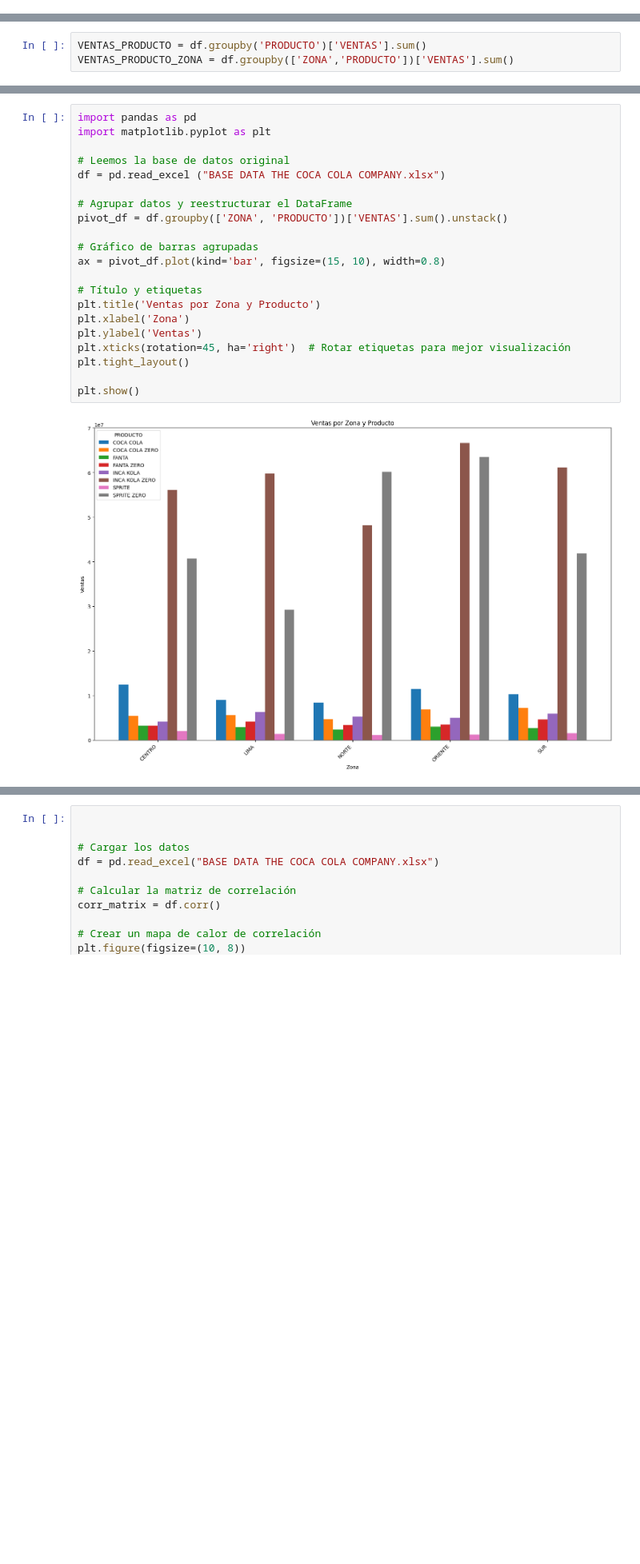
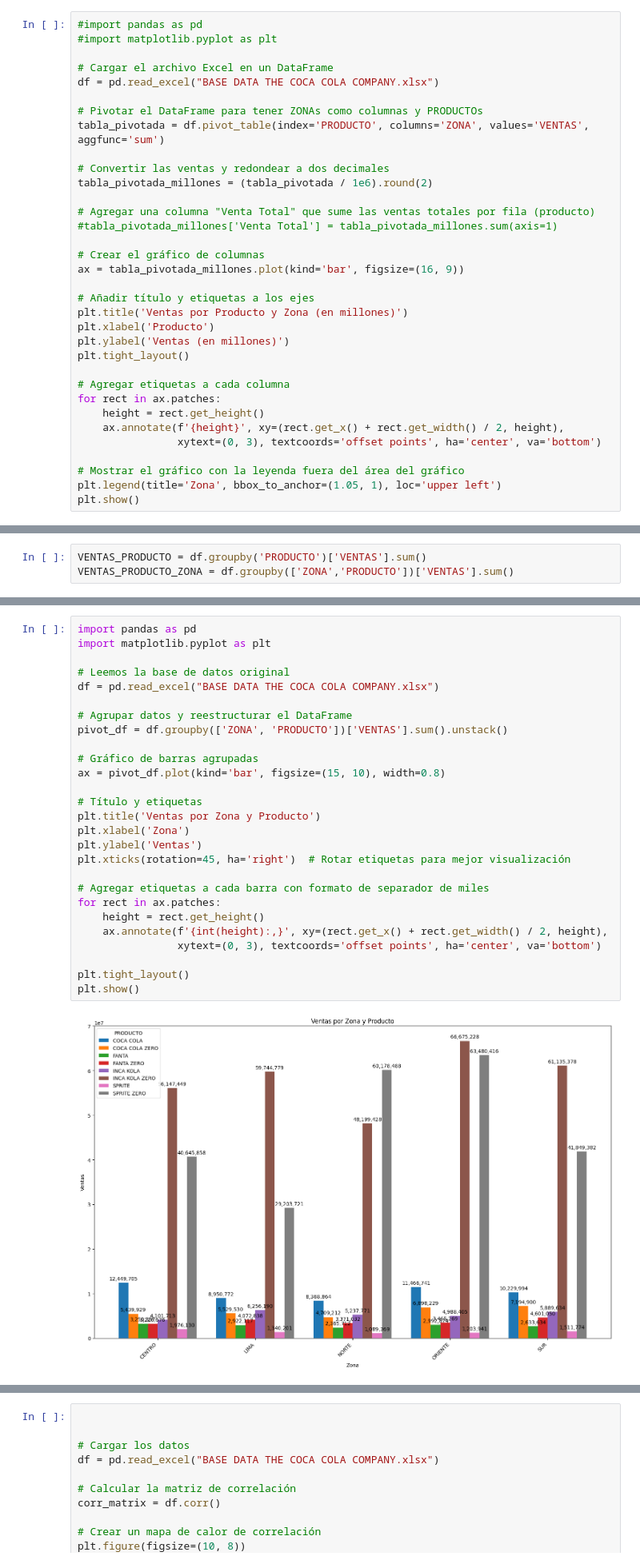
Before and after one commit to jmollan/Python_Proyecto_PUCP, a Jupyter notebook: Examen_2_Fin.ipynb, the cells around one changed output, grey strips where cells are left out. Shown at 80% size. Cells and saved outputs as stored; diff of their text form; blank space fills up the shorter version.

```diff
--- a/Examen_2_Fin.ipynb
+++ b/Examen_2_Fin.ipynb
@@ -66,0 +106,34 @@ print(PRODUCTOS_UNICOS)
+# %%
+#import pandas as pd
+#import matplotlib.pyplot as plt
+
+# Cargar el archivo Excel en un DataFrame
+df = pd.read_excel("BASE DATA THE COCA COLA COMPANY.xlsx")
+
+# Pivotar el DataFrame para tener ZONAs como columnas y PRODUCTOs
+tabla_pivotada = df.pivot_table(index='PRODUCTO', columns='ZONA', values='VENTAS', aggfunc='sum')
+
+# Convertir las ventas y redondear a dos decimales
+tabla_pivotada_millones = (tabla_pivotada / 1e6).round(2)
+
+# Agregar una columna "Venta Total" que sume las ventas totales por fila (producto)
+#tabla_pivotada_millones['Venta Total'] = tabla_pivotada_millones.sum(axis=1)
+
+# Crear el gráfico de columnas
+ax = tabla_pivotada_millones.plot(kind='bar', figsize=(16, 9))
+
+# Añadir título y etiquetas a los ejes
+plt.title('Ventas por Producto y Zona (en millones)')
+plt.xlabel('Producto')
+plt.ylabel('Ventas (en millones)')
+plt.tight_layout()
+
+# Agregar etiquetas a cada columna
+for rect in ax.patches:
+    height = rect.get_height()
+    ax.annotate(f'{height}', xy=(rect.get_x() + rect.get_width() / 2, height),
+                xytext=(0, 3), textcoords='offset points', ha='center', va='bottom')
+
+# Mostrar el gráfico con la leyenda fuera del área del gráfico
+plt.legend(title='Zona', bbox_to_anchor=(1.05, 1), loc='upper left')
+plt.show()
@@ -93,26 +170,32 @@ plt.show()
 # %%
 import pandas as pd
 import matplotlib.pyplot as plt
 
 # Leemos la base de datos original
-df = pd.read_excel ("BASE DATA THE COCA COLA COMPANY.xlsx")
+df = pd.read_excel("BASE DATA THE COCA COLA COMPANY.xlsx")
 
 # Agrupar datos y reestructurar el DataFrame
 pivot_df = df.groupby(['ZONA', 'PRODUCTO'])['VENTAS'].sum().unstack()
 
 # Gráfico de barras agrupadas
 ax = pivot_df.plot(kind='bar', figsize=(15, 10), width=0.8)
 
 # Título y etiquetas
 plt.title('Ventas por Zona y Producto')
 plt.xlabel('Zona')
 plt.ylabel('Ventas')
 plt.xticks(rotation=45, ha='right')  # Rotar etiquetas para mejor visualización
+
+# Agregar etiquetas a cada barra con formato de separador de miles
+for rect in ax.patches:
+    height = rect.get_height()
+    ax.annotate(f'{int(height):,}', xy=(rect.get_x() + rect.get_width() / 2, height),
+                xytext=(0, 3), textcoords='offset points', ha='center', va='bottom')
+
 plt.tight_layout()
-
 plt.show()
 # %% [output]
-[figure, old version]
+[figure, new version]
 # %%
 # SARIMA FORECASTING / EMPRESA COCA COLA
 import pandas as pd
```
Also changed, not shown: parts of 13 cells of this notebook.
